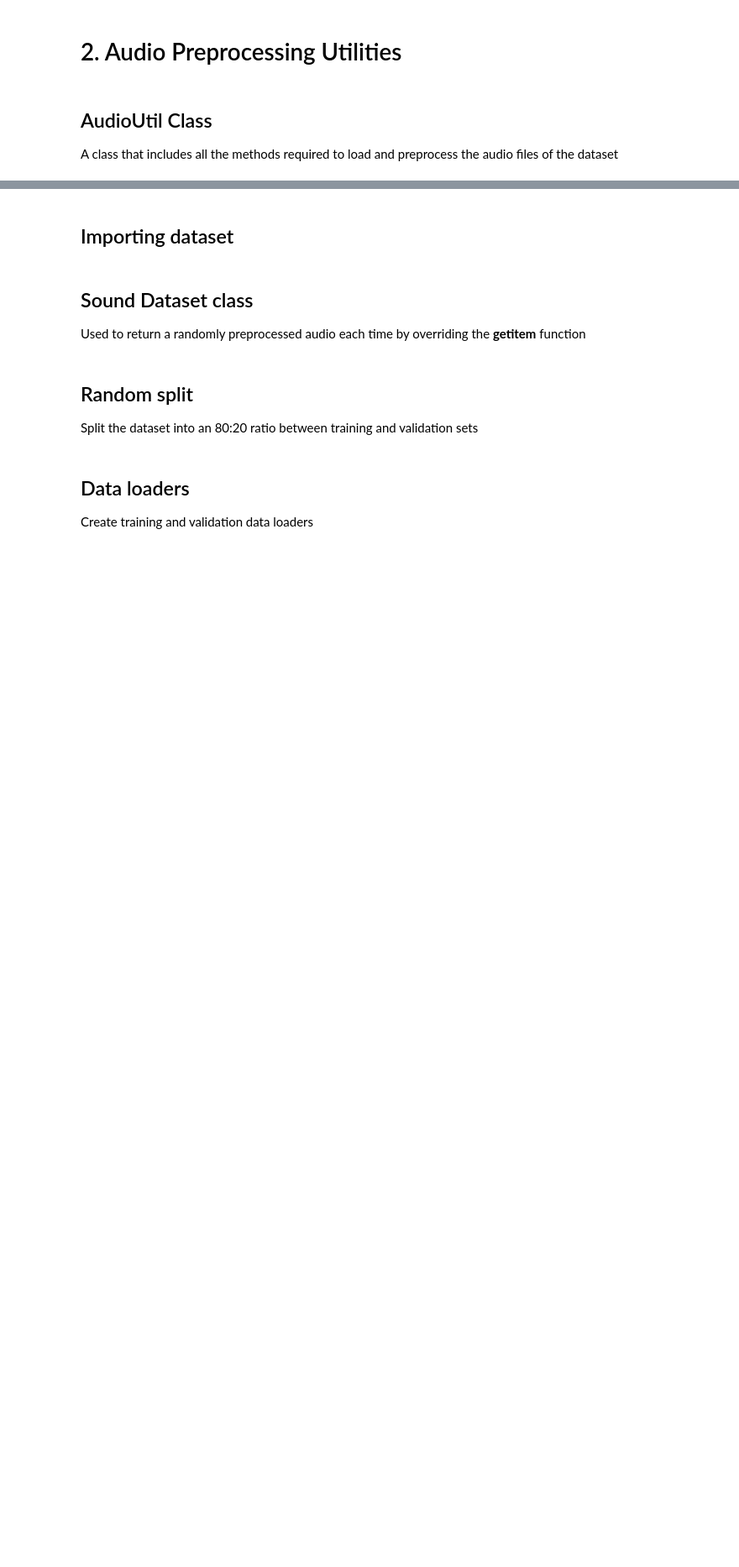
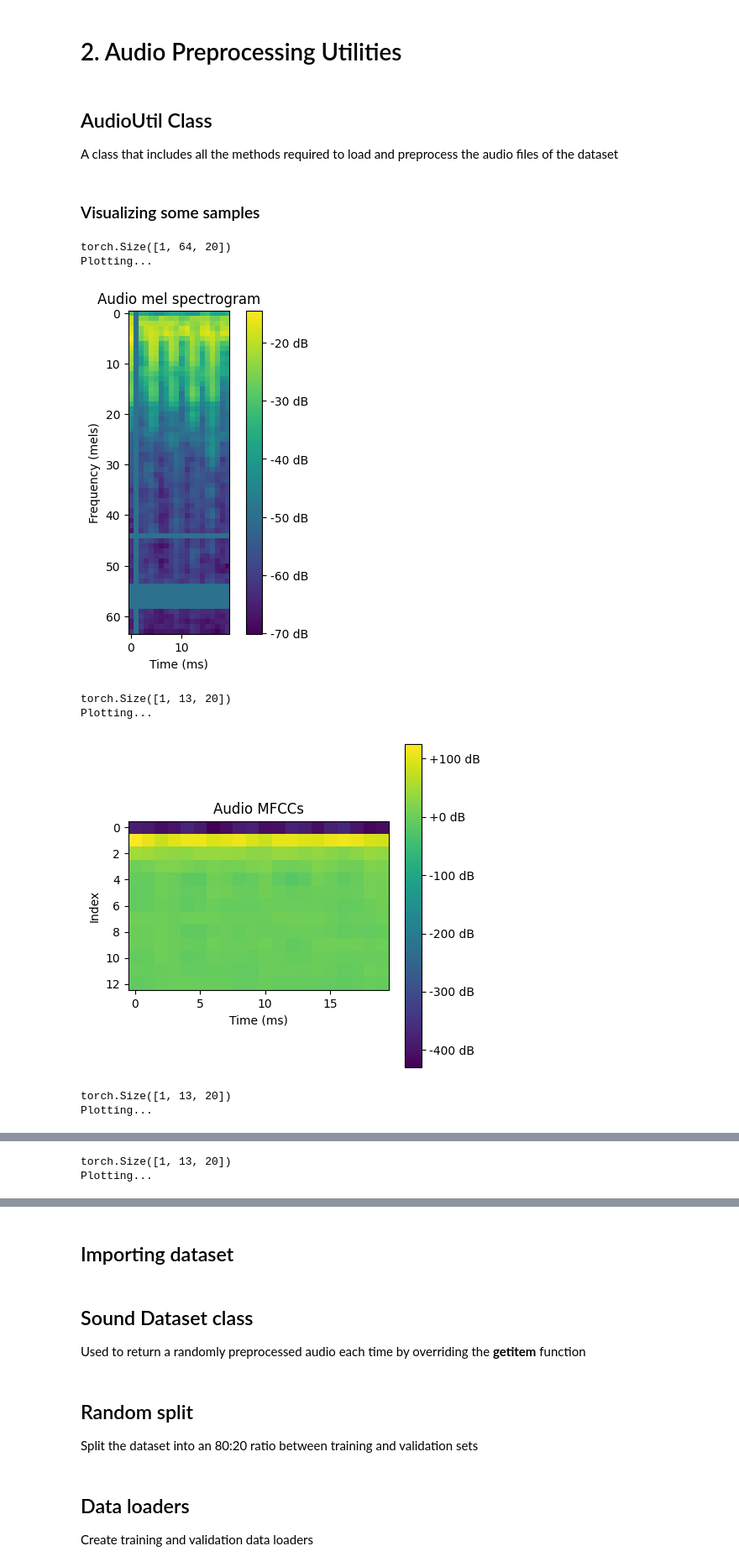
Before and after one commit to iTzAymen/PCG_Classification, a Jupyter notebook: main.ipynb, the cells around one changed output, grey strips where cells are left out. Shown: that part at 84% size. Saved outputs shown, nothing was run; the diff lists cells and outputs as text; code cells hidden in the pictures; blank space fills up the shorter version.

```diff
--- a/main.ipynb
+++ b/main.ipynb
@@ -27,6 +45,10 @@ device = torch.device("cuda:0" if torch.cuda.is_available() else "cpu")
 # %%
 MAX_AUDIO_LENGTH = 5000
-SAMPLING_RATE = 2000
+SAMPLING_RATE = 1000
 N_CHANNELS = 1
-SHIFT_PCT = 0.3
-MODEL_NAME = 'model_1'
+SHIFT_PCT = 0.2
+
+HOP_LENGTH=256
+N_FFT=1024
+N_MELS=64
+N_MFCC=13 # traditional number
@@ -225,0 +271,18 @@ class AudioUtil():
+# %% [markdown]
+### Visualizing some samples
+# %%
+_, _, aug_spec, mfcc, delta_mfcc, delta2_mfcc = AudioUtil.preprocess_audio('./Dataset/PhysioNet/validation/a0001.wav')
+
+AudioUtil.display_spectrogram(aug_spec.cpu())
+AudioUtil.display_MFCC(mfcc.cpu())
+AudioUtil.display_MFCC(delta_mfcc.cpu())
+AudioUtil.display_MFCC(delta2_mfcc.cpu())
+# %% [output]
+torch.Size([1, 64, 20])
+Plotting...
+[figure, added]
+torch.Size([1, 13, 20])
+Plotting...
+[figure, added]
+torch.Size([1, 13, 20])
+Plotting...
@@ -225,0 +290,2 @@ class AudioUtil():
+torch.Size([1, 13, 20])
+Plotting...
```
Also changed, not shown: parts of 27 cells of this notebook, 3 other files.
